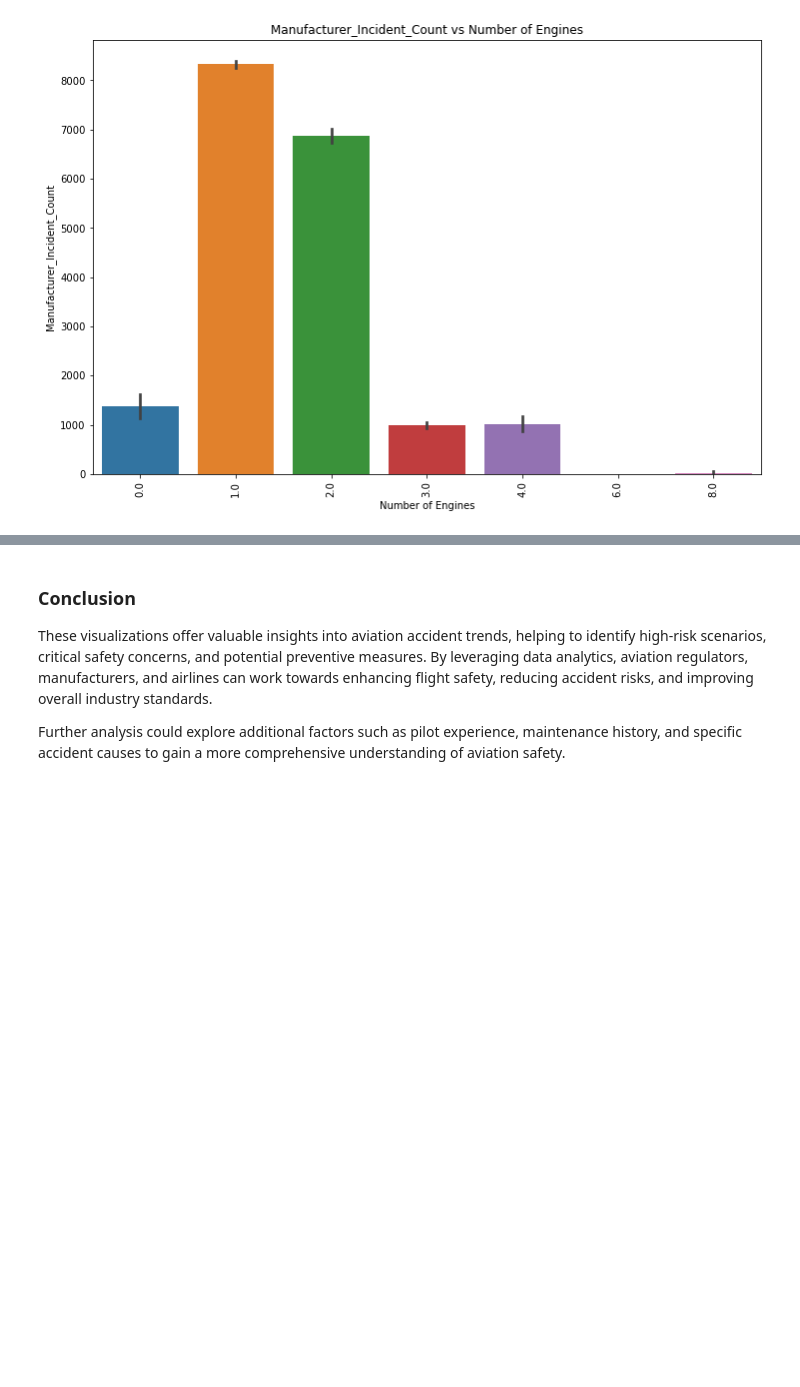
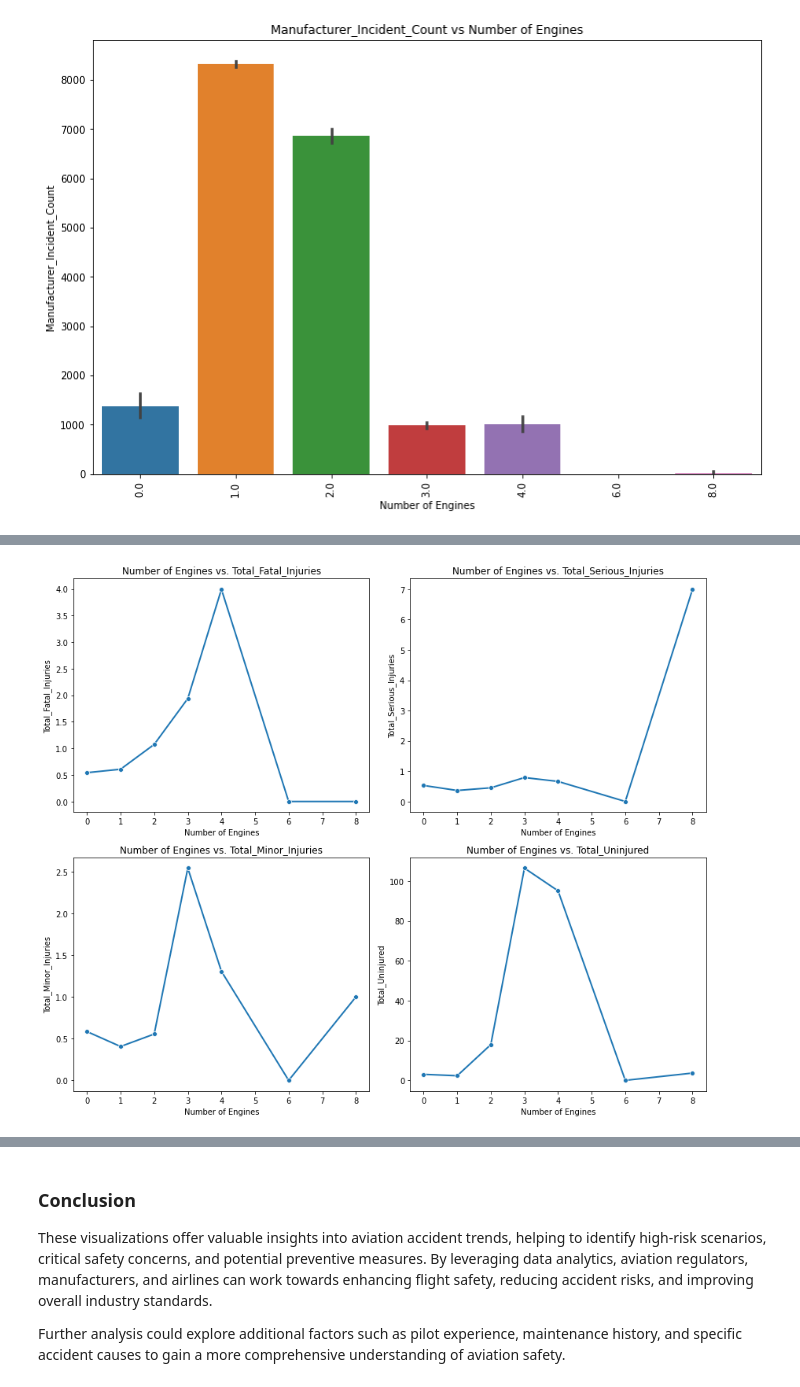
Before and after one commit to KarimzKarimz/aviation-analysis-project, a Jupyter notebook: index.ipynb, the cells around one changed output, grey strips where cells are left out. Drawn from its saved outputs; the diff is of its cells as text; code cells hidden in the pictures; blank space fills up the shorter version.

```diff
--- a/index.ipynb
+++ b/index.ipynb
@@ -692,0 +701,30 @@ plt.show()
+# %%
+# Define the injury types to compare
+injury_types = ['Total_Fatal_Injuries', 'Total_Serious_Injuries', 'Total_Minor_Injuries', 'Total_Uninjured']
+
+# Group data by Number of Engines and compute mean injuries
+engine_injury_means = aviation_df.groupby('Number_Of_Engines')[injury_types].mean().reset_index()
+
+# Set up the figure with subplots
+fig, axes = plt.subplots(2, 2, figsize=(12, 10))  # 2x2 grid layout
+axes = axes.flatten()  # Flatten to easily loop over
+
+# Create line plots for each injury type
+for i, injury in enumerate(injury_types):
+    sns.lineplot(
+        data=engine_injury_means,
+        x='Number_Of_Engines',
+        y=injury,
+        marker='o',  # Add markers to show points
+        linewidth=2,
+        ax=axes[i]  # Assign subplot
+    )
+    axes[i].set_title(f"Number of Engines vs. {injury}")
+    axes[i].set_xlabel("Number of Engines")
+    axes[i].set_ylabel(injury)
+
+# Adjust layout to prevent overlap
+plt.tight_layout()
+plt.show()
+# %% [output]
+[figure, added]
```
Also changed, not shown: parts of 21 cells of this notebook.
